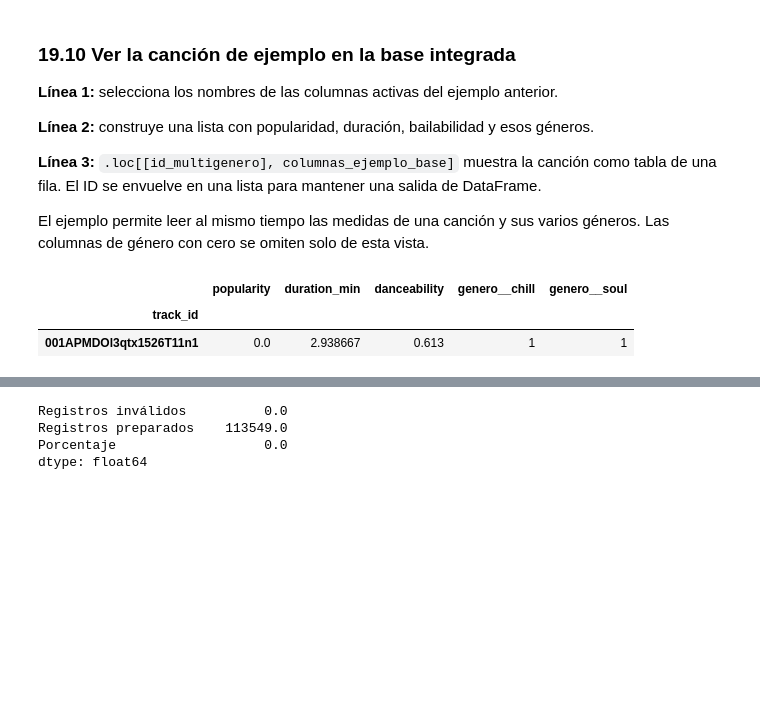
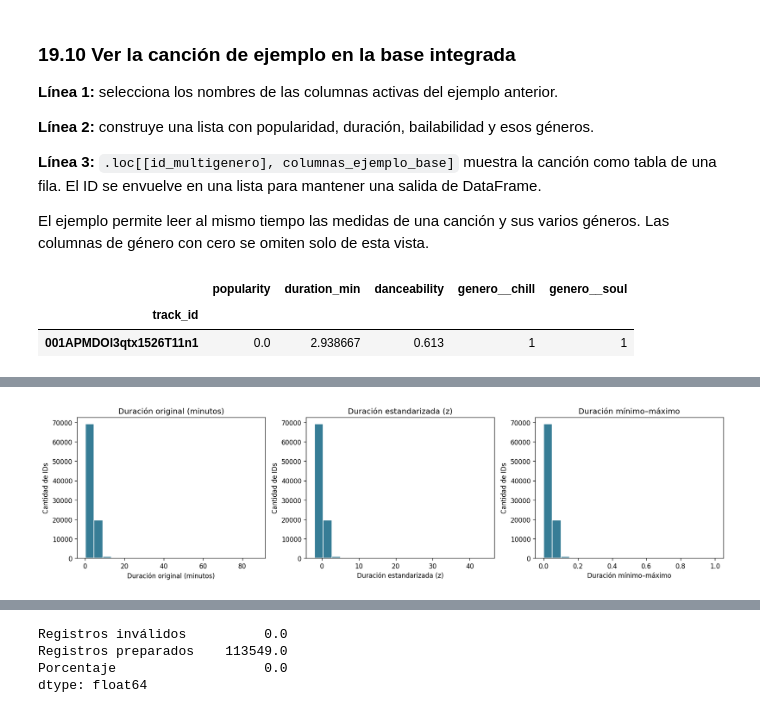
Before and after one commit to sparklyeonn/machine-learning, a Jupyter notebook: Spotify_Unidad_1.ipynb, the cells around one changed output, grey strips where cells are left out. Cells and saved outputs as stored; diff of their text form; code cells hidden in the pictures; blank space fills up the shorter version.

```diff
--- a/Spotify_Unidad_1.ipynb
+++ b/Spotify_Unidad_1.ipynb
@@ -2602,0 +2657,4 @@ Esta representación completa la preparación de los géneros y puede reutilizar
+# %%
+variables_escalar = ["duration_min", "danceability", "energy", "loudness", "speechiness", "acousticness", "instrumentalness", "liveness", "valence", "tempo"]
+datos_escalamiento = df_canciones[variables_escalar].copy()
+datos_escalamiento.describe().T.round(3)
@@ -2602,0 +2697,6 @@ Esta representación completa la preparación de los géneros y puede reutilizar
+# %%
+medias_demo = datos_escalamiento.mean()
+desviaciones_demo = datos_escalamiento.std(ddof=0)
+desviaciones_seguras_demo = desviaciones_demo.replace(0, 1)
+df_demo_estandarizado = (datos_escalamiento - medias_demo) / desviaciones_seguras_demo
+pd.DataFrame({"media_original": medias_demo, "desviacion_ddof_0": desviaciones_demo}).round(4)
@@ -2602,0 +2758,6 @@ Esta representación completa la preparación de los géneros y puede reutilizar
+# %%
+minimos_demo = datos_escalamiento.min()
+maximos_demo = datos_escalamiento.max()
+rangos_seguros_demo = (maximos_demo - minimos_demo).replace(0, 1)
+df_demo_minmax = (datos_escalamiento - minimos_demo) / rangos_seguros_demo
+pd.DataFrame({"minimo_original": minimos_demo, "maximo_original": maximos_demo}).round(4)
@@ -2602,0 +2843,10 @@ Esta representación completa la preparación de los géneros y puede reutilizar
+# %%
+fig, ejes = plt.subplots(1, 3, figsize=(15, 4))
+series_escala = [(datos_escalamiento["duration_min"], "Duración original (minutos)"), (df_demo_estandarizado["duration_min"], "Duración estandarizada (z)"), (df_demo_minmax["duration_min"], "Duración mínimo–máximo")]
+for eje, (serie, etiqueta) in zip(ejes, series_escala):
+    eje.hist(serie.dropna(), bins=20, color="#377D96", edgecolor="white")
+    eje.set(title=etiqueta, xlabel=etiqueta, ylabel="Cantidad de IDs")
+fig.tight_layout()
+plt.show()
+# %% [output]
+[figure, added]
```
Also changed, not shown: parts of 69 cells of this notebook.
